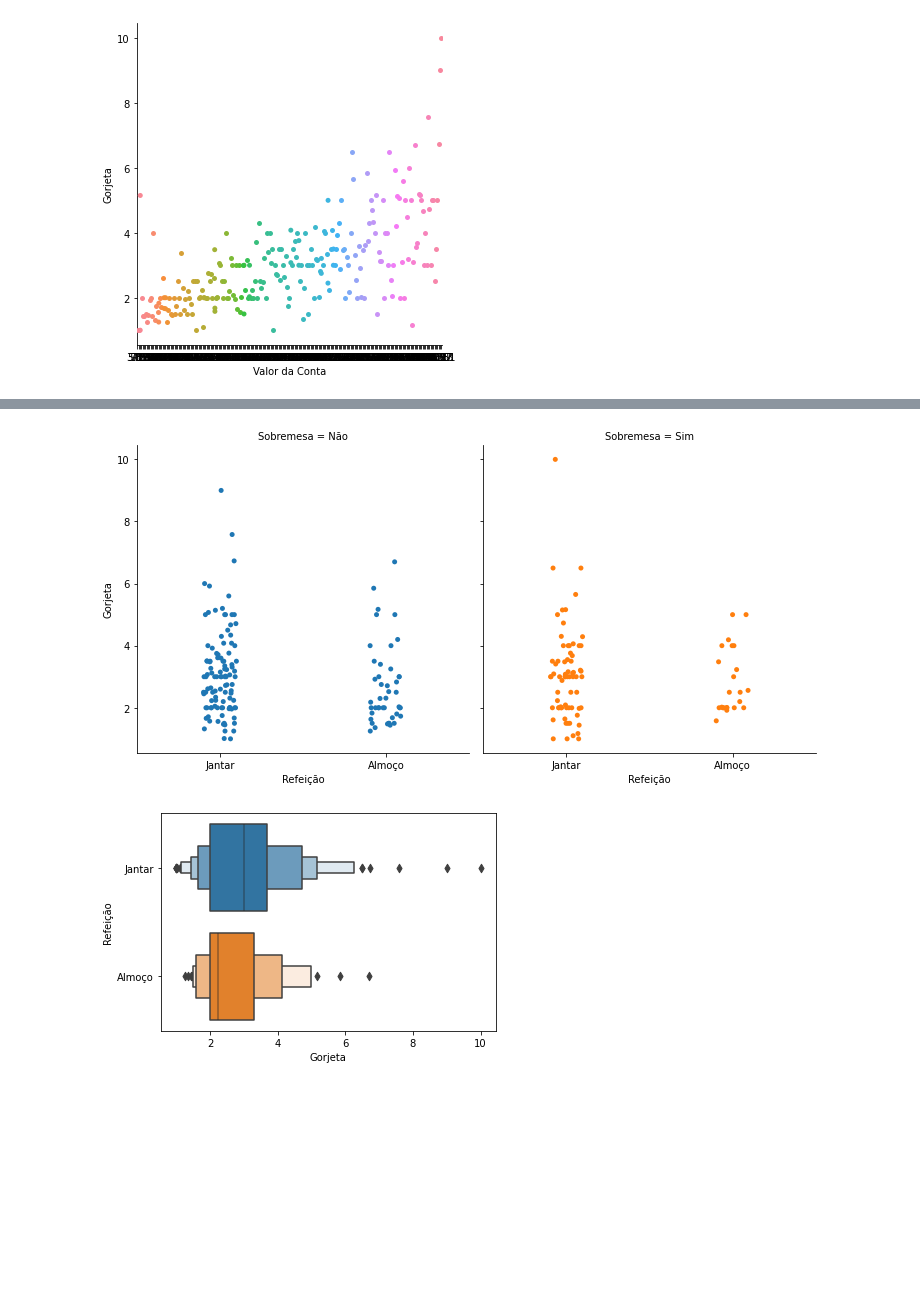
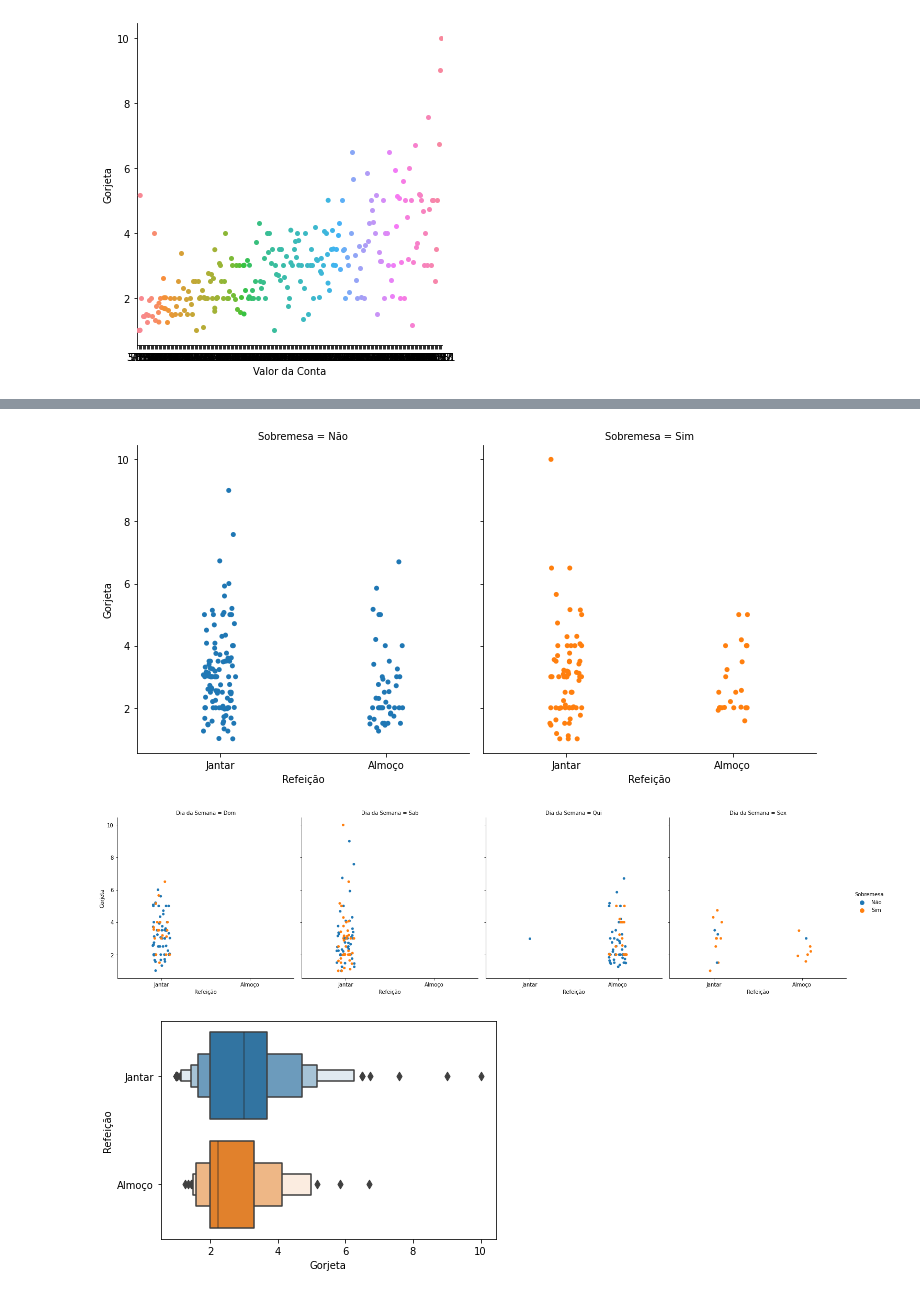
Before and after one commit to FelipeGBarreto/Projects, a Jupyter notebook: Análise_Gorjetas.ipynb, the cells around one changed output, grey strips where cells are left out. Saved outputs shown, nothing was run; the diff lists cells and outputs as text; code cells hidden in the pictures; blank space fills up the shorter version.

```diff
--- a/Análise_Gorjetas.ipynb
+++ b/Análise_Gorjetas.ipynb
@@ -339,7 +355,9 @@ sns.catplot(x='Sobremesa',y='Gorjeta',data=df);
 # %%
 sns.catplot(x='Refeição',y='Gorjeta', col='Sobremesa', hue='Sobremesa',data=df);
+sns.catplot(x='Refeição',y='Gorjeta', col='Dia da Semana', hue='Sobremesa',data=df);
 # %% [output]
-[figure, old version]
+[figure, new version]
+[figure, added]
 # %%
 sns.boxenplot(df.Gorjeta, df['Refeição']);
 # %% [output]
```
Also changed, not shown: parts of 7 cells of this notebook.
